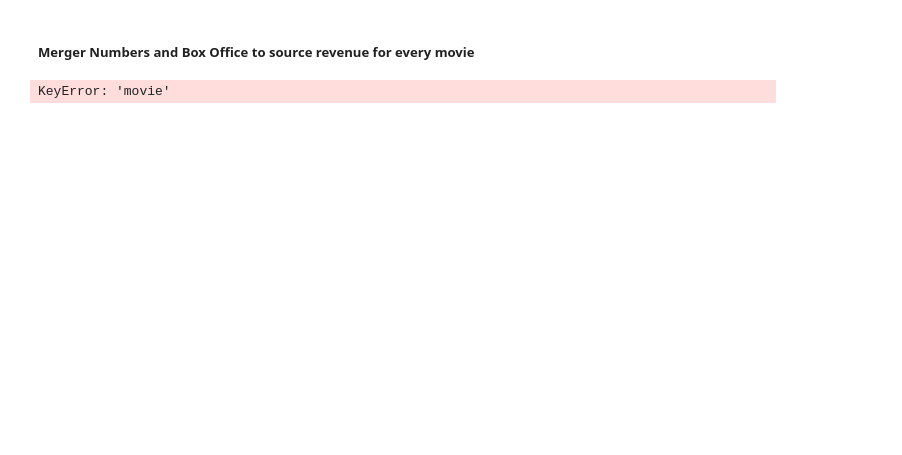
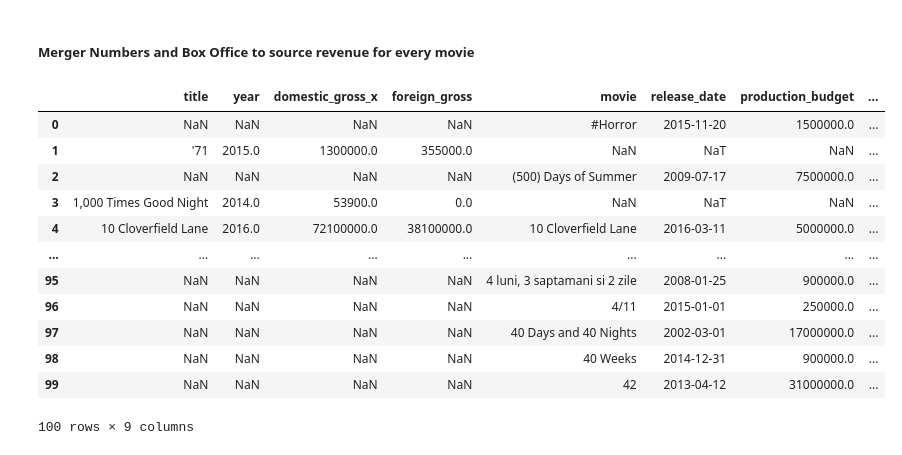
Before and after one commit to Wangari-web/dsc-phase-1-project-v2-4, a Jupyter notebook: student.ipynb, the cells around one changed output. Cells and saved outputs as stored; diff of their text form; code cells hidden in the pictures; blank space fills up the shorter version.

```diff
--- a/student.ipynb
+++ b/student.ipynb
@@ -387,15 +468,23 @@ sql_df.head()
 # %% [markdown]
 ##### Merger Numbers and Box Office to source revenue for every movie
-# %%
-# bom_movie_df = pd.read_csv('./zippedData/bom.movie_gross.csv.gz')
-# reviews_df = pd.read_csv('./zippedData/rt.reviews.tsv.gz',sep="\t", encoding = 'unicode_escape')
-# tmdb_df = pd.read_csv('./zippedData/tmdb.movies.csv.gz')
-# budget_df = pd.read_csv('./zippedData/tn.movie_budgets.csv.gz')
-
-
-# Merge 'Box Office Mojo' with 'The Numbers' on a common column
-merged_df = pd.merge(bom_movie_df, budget_df, how='inner', on='movie')
-# Merge 'Box Office Mojo' with 'The Numbers' on 'movie_title' column
-merged_df = pd.merge(box_office_mojo_df, the_numbers_df, how='inner', on='movie_title')
-# %% [output]
-KeyError: 'movie'
+# %%
+
+
+# Merge 'Box Office Mojo' with 'The Numbers' on a common column
+bom_budget = pd.merge(bom_movie_df, budget_df, how='outer', left_on='title', right_on='movie')
+# %%
+bom_budget.head(100)
+# %% [output]
+|  | title | year | domestic_gross_x | foreign_gross | movie | release_date | production_budget | ... |
+| 0 | NaN | NaN | NaN | NaN | #Horror | 2015-11-20 | 1500000.0 | ... |
+| 1 | '71 | 2015.0 | 1300000.0 | 355000.0 | NaN | NaT | NaN | ... |
+| 2 | NaN | NaN | NaN | NaN | (500) Days of Summer | 2009-07-17 | 7500000.0 | ... |
+| 3 | 1,000 Times Good Night | 2014.0 | 53900.0 | 0.0 | NaN | NaT | NaN | ... |
+| 4 | 10 Cloverfield Lane | 2016.0 | 72100000.0 | 38100000.0 | 10 Cloverfield Lane | 2016-03-11 | 5000000.0 | ... |
+| ... | ... | ... | ... | ... | ... | ... | ... | ... |
+| 95 | NaN | NaN | NaN | NaN | 4 luni, 3 saptamani si 2 zile | 2008-01-25 | 900000.0 | ... |
+| 96 | NaN | NaN | NaN | NaN | 4/11 | 2015-01-01 | 250000.0 | ... |
+| 97 | NaN | NaN | NaN | NaN | 40 Days and 40 Nights | 2002-03-01 | 17000000.0 | ... |
+| 98 | NaN | NaN | NaN | NaN | 40 Weeks | 2014-12-31 | 900000.0 | ... |
+| 99 | NaN | NaN | NaN | NaN | 42 | 2013-04-12 | 31000000.0 | ... |
+100 rows × 9 columns
```
Also changed, not shown: parts of 15 cells of this notebook.
